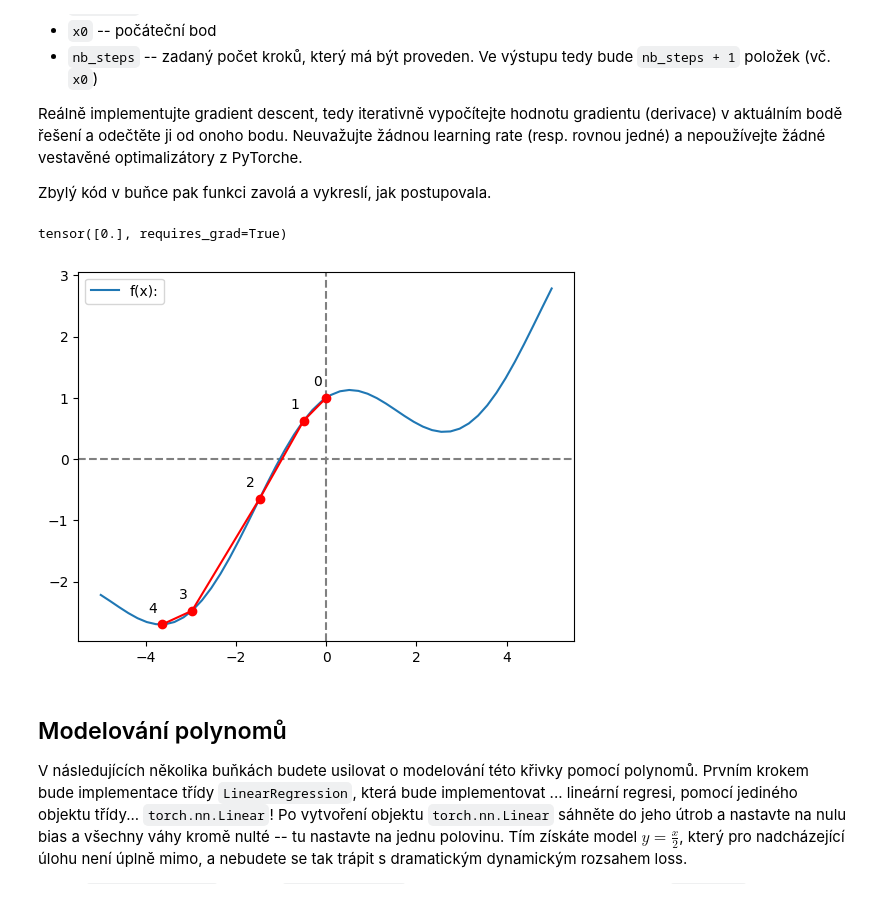
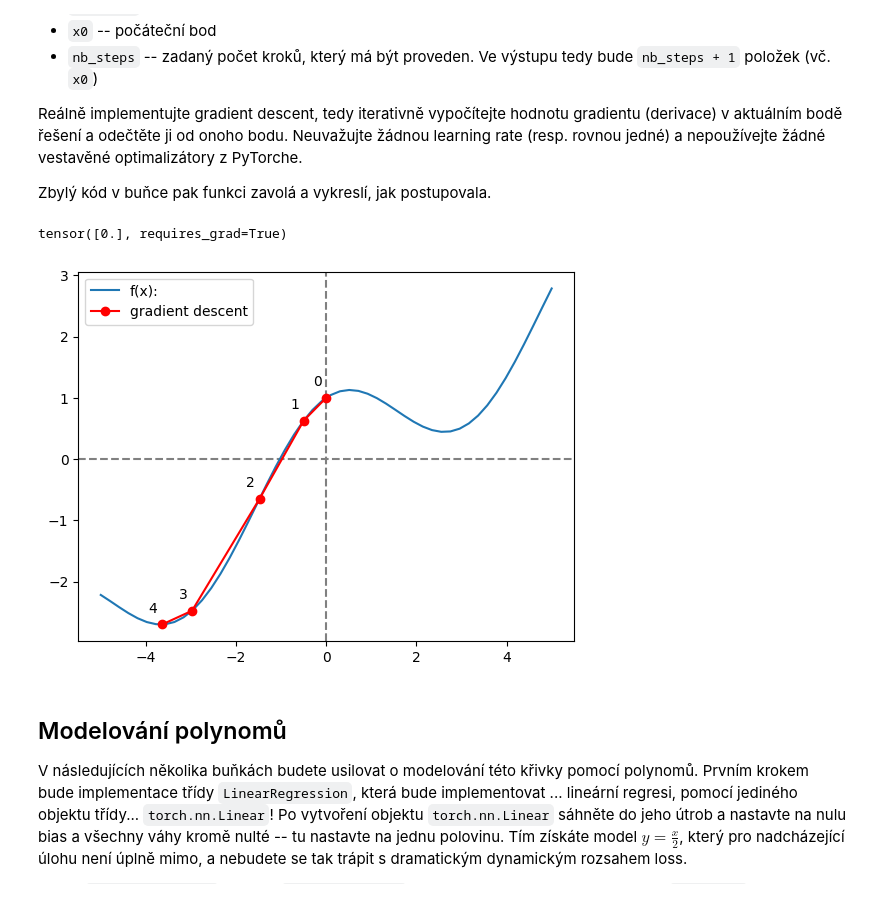
Before and after one commit to svobodovaLucie/SUI-project3, a Jupyter notebook: zadani.ipynb, the cells around one changed output. Cells and saved outputs as stored; diff of their text form; code cells hidden in the pictures.

```diff
--- a/zadani.ipynb
+++ b/zadani.ipynb
@@ -69,35 +69,35 @@ def tangent_minimum(function, x0, nb_steps):
     updates = [x0.item()]  # Uložíme počáteční hodnotu x0
 
     for i in range(nb_steps):
         # Výpočet gradientu
         gradient = torch.autograd.grad(function(x0), x0)[0]
 
         # Aktualizace x0 podle metody tečen
         x0 = x0 - gradient
 
         # Append hodnoty do výstupního pole
         updates.append(x0.item())
 
     return updates
 x0 = torch.tensor([0.0], requires_grad=True)
 print(x0)
 updates = tangent_minimum(func, x0, 4)
 
 
 plt.figure()
 plt.axvline(0, color='gray', linestyle='--')
 plt.axhline(0, color='gray', linestyle='--')
 plt.plot(xs.detach(), func(xs).detach(), label="f(x):")
-plt.plot(updates, func(torch.tensor(updates)).detach(), 'r', marker='o', label="Iter)
+plt.plot(updates, func(torch.tensor(updates)).detach(), 'r', marker='o', label="gradient descent")
 
 for i, (x, y) in enumerate(zip(updates, func(torch.tensor(updates)).detach())):
     plt.annotate(f'{i}', (x, y), xytext=(x-0.3, y+0.2))
 
 plt.legend()
 plt.show()
 # %% [output]
 tensor([0.], requires_grad=True)
-[figure, old version]
+[figure, new version]
 # %% [markdown]
 ## Modelování polynomů
 
```
Also changed, not shown: parts of 6 cells of this notebook.
